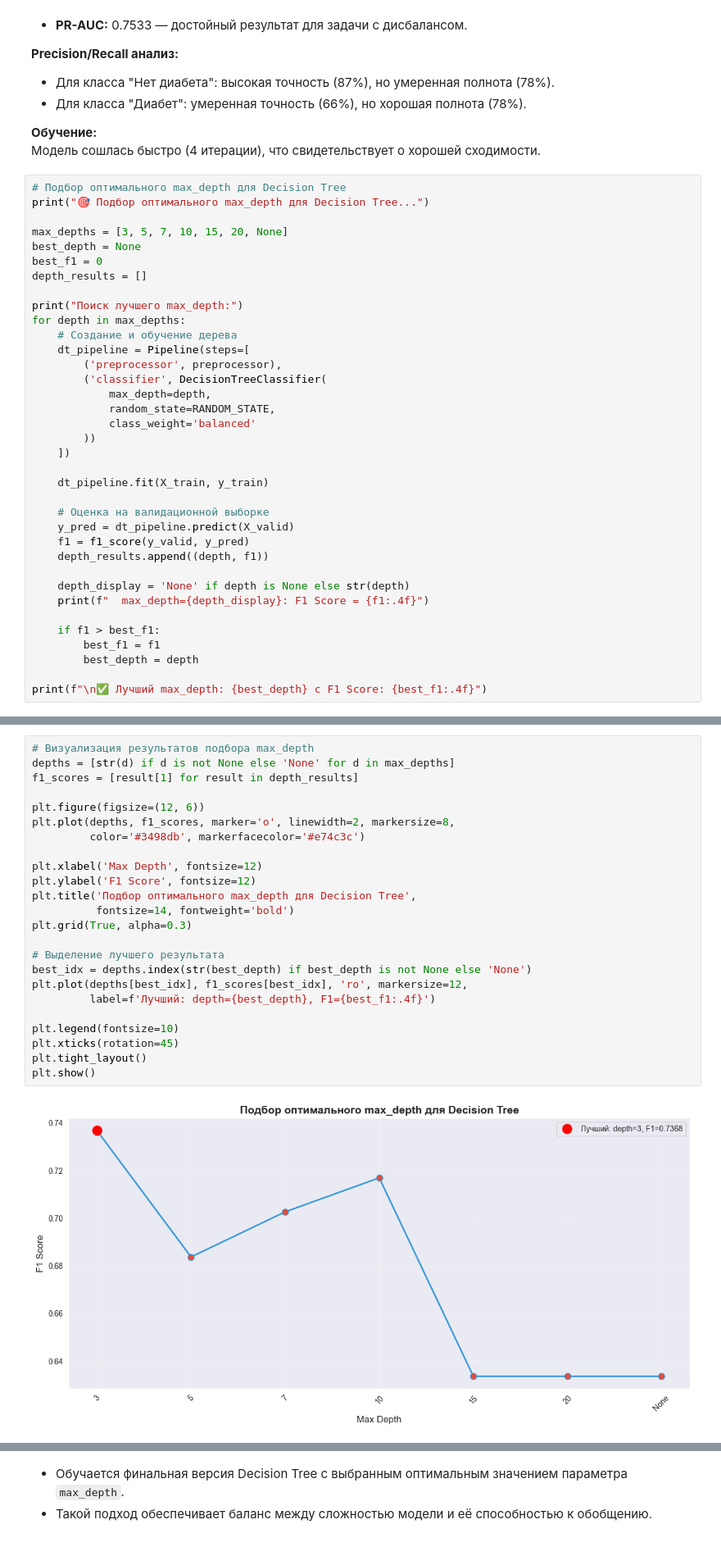
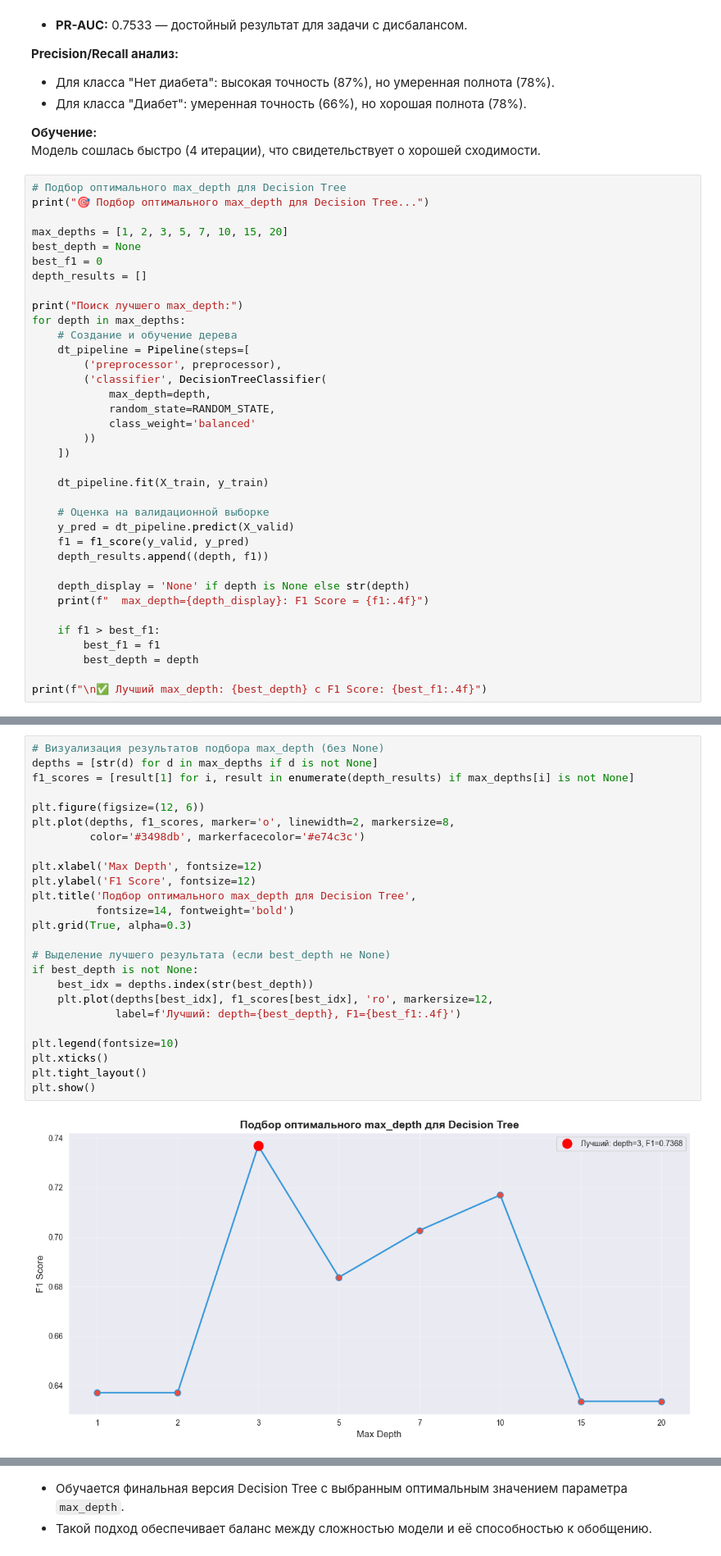
Before and after one commit to Soloda1/NeuroLAB2, a Jupyter notebook: notebooks/02_baseline_models_logreg_dt.ipynb, the cells around one changed output, grey strips where cells are left out. Shown at 82% size. Drawn from its saved outputs; the diff is of its cells as text.

```diff
--- a/notebooks/02_baseline_models_logreg_dt.ipynb
+++ b/notebooks/02_baseline_models_logreg_dt.ipynb
@@ -241,7 +244,7 @@ PR-AUC: 0.7533
 # Подбор оптимального max_depth для Decision Tree
 print("🎯 Подбор оптимального max_depth для Decision Tree...")
 
-max_depths = [3, 5, 7, 10, 15, 20, None]
+max_depths = [1, 2, 3, 5, 7, 10, 15, 20]
 best_depth = None
 best_f1 = 0
 depth_results = []
@@ -286,31 +291,32 @@ print(f"\n✅ Лучший max_depth: {best_depth} с F1 Score: {best_f1:.4f}")
 
 ✅ Лучший max_depth: 3 с F1 Score: 0.7368
 # %%
-# Визуализация результатов подбора max_depth
-depths = [str(d) if d is not None else 'None' for d in max_depths]
-f1_scores = [result[1] for result in depth_results]
+# Визуализация результатов подбора max_depth (без None)
+depths = [str(d) for d in max_depths if d is not None]
+f1_scores = [result[1] for i, result in enumerate(depth_results) if max_depths[i] is not None]
 
 plt.figure(figsize=(12, 6))
 plt.plot(depths, f1_scores, marker='o', linewidth=2, markersize=8,
          color='#3498db', markerfacecolor='#e74c3c')
 
 plt.xlabel('Max Depth', fontsize=12)
 plt.ylabel('F1 Score', fontsize=12)
 plt.title('Подбор оптимального max_depth для Decision Tree',
           fontsize=14, fontweight='bold')
 plt.grid(True, alpha=0.3)
 
-# Выделение лучшего результата
-best_idx = depths.index(str(best_depth) if best_depth is not None else 'None')
-plt.plot(depths[best_idx], f1_scores[best_idx], 'ro', markersize=12,
-         label=f'Лучший: depth={best_depth}, F1={best_f1:.4f}')
+# Выделение лучшего результата (если best_depth не None)
+if best_depth is not None:
+    best_idx = depths.index(str(best_depth))
+    plt.plot(depths[best_idx], f1_scores[best_idx], 'ro', markersize=12,
+             label=f'Лучший: depth={best_depth}, F1={best_f1:.4f}')
 
 plt.legend(fontsize=10)
-plt.xticks(rotation=45)
+plt.xticks()
 plt.tight_layout()
 plt.show()
 # %% [output]
-[figure, old version]
+[figure, new version]
 # %% [markdown]
 ## 🌳 Модель 2: Decision Tree с подбором max_depth
 
```
Also changed, not shown: parts of 3 cells of this notebook.
